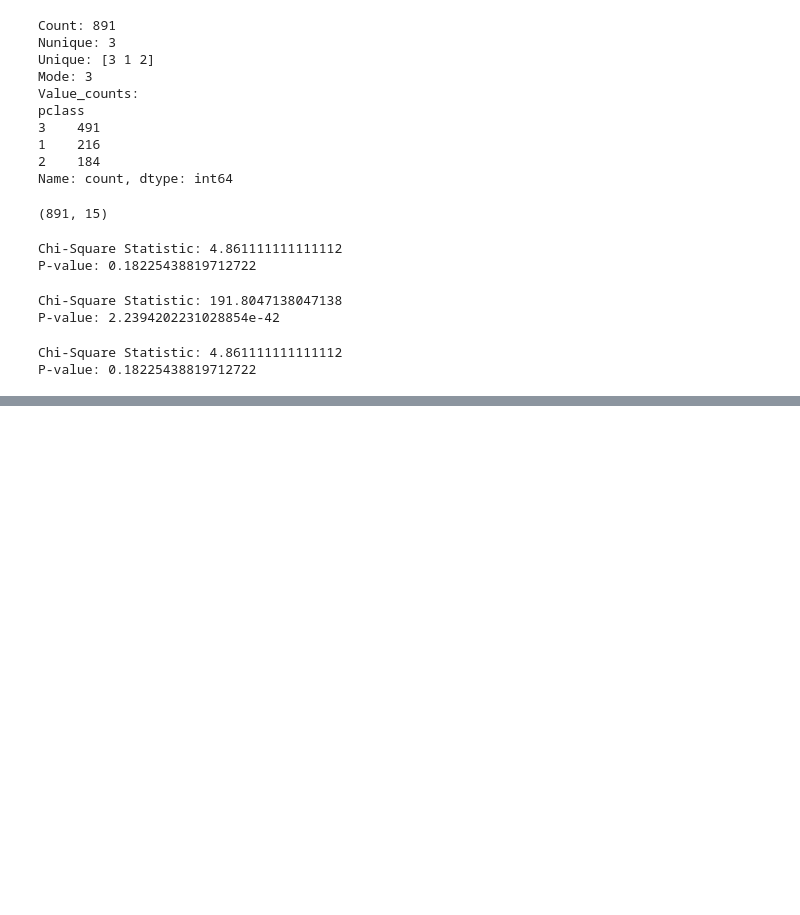
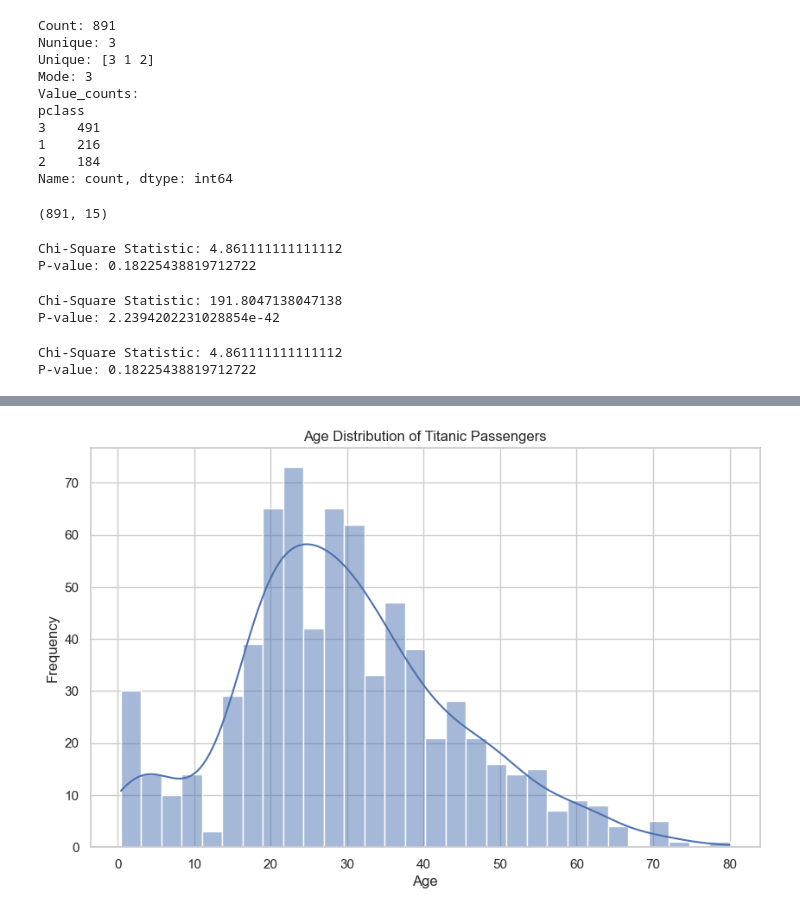
Before and after one commit to VishalDeoPrasad/Data-Science-and-Statistic, a Jupyter notebook: notebook.ipynb, the cells around one changed output, grey strips where cells are left out. Saved outputs shown, nothing was run; the diff lists cells and outputs as text; code cells hidden in the pictures; blank space fills up the shorter version.

```diff
--- a/notebook.ipynb
+++ b/notebook.ipynb
@@ -692,0 +741,10 @@ P-value: 0.18225438819712722
+# %%
+# Plot the distribution of the 'Age' column using histplot and kdeplot
+plt.figure(figsize=(10, 6))
+sns.histplot(titanic['age'], bins=30, kde=True)
+plt.title('Age Distribution of Titanic Passengers')
+plt.xlabel('Age')
+plt.ylabel('Frequency')
+plt.show()
+# %% [output]
+[figure, added]
```
Also changed, not shown: parts of 7 cells of this notebook, 10 other files.
